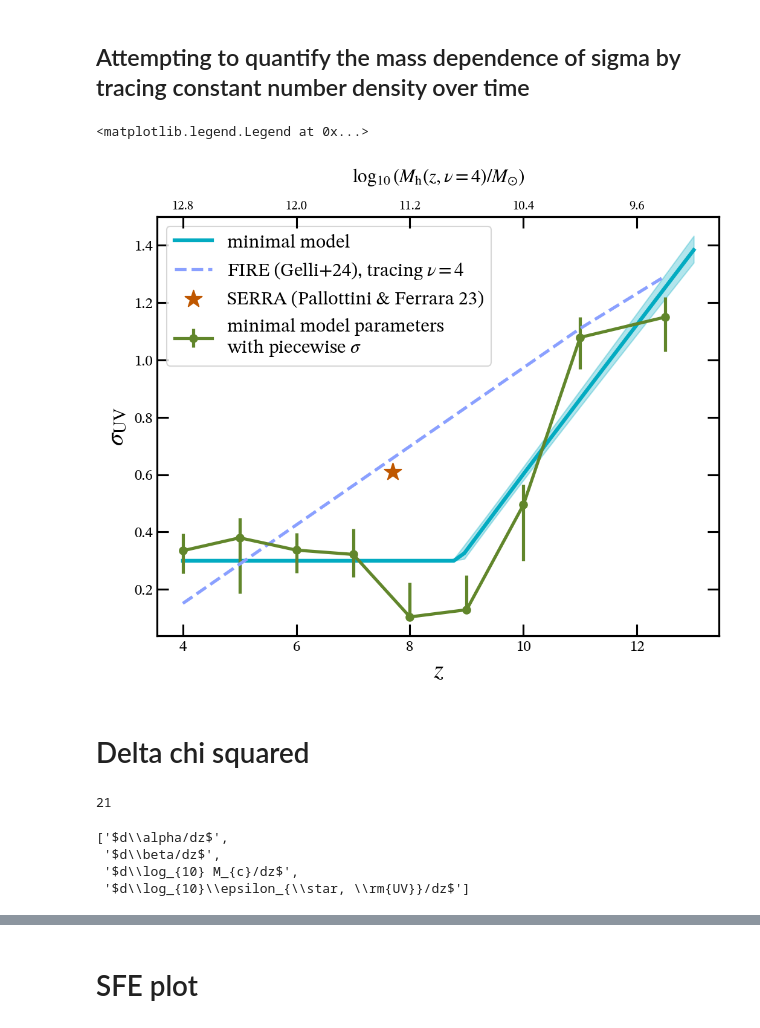
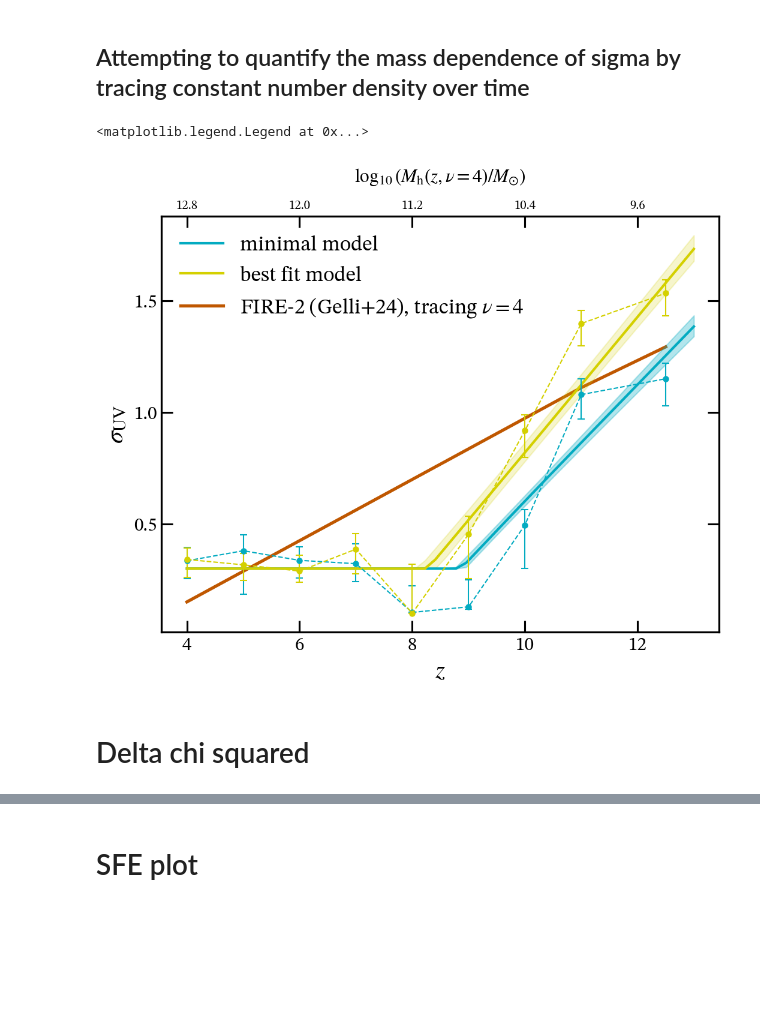
Before and after one commit to ebregou/modeling_stochasticity, a Jupyter notebook: notebooks/make_polished_plots/paper.ipynb, the cells around one changed output, grey strips where cells are left out. Cells and saved outputs as stored; diff of their text form; code cells hidden in the pictures; blank space fills up the shorter version.

```diff
--- a/notebooks/make_polished_plots/paper.ipynb
+++ b/notebooks/make_polished_plots/paper.ipynb
@@ -298,4 +388,6 @@ cmap, sm, boundaries = eplots.create_custom_colorbar([eplots.periwinkle, eplots.
 # %%
 params = eMCMC.build_param_data({'dsigdz': {'fit': True}})
 my_UVLF = eMCMC.UVLF(sorted_data, params)
+backend_file = '/Users/eb35267/Desktop/code/chains/min_sig_0.3/dsigdz/samples.h5'
+samples_minimal, best_fit, bounds, param_labels = my_UVLF.get_fit(backend_file = backend_file)
 # %%
@@ -314,44 +425,53 @@ trace_const_overdensity = get_Mh_ph(nu, my_UVLF, my_UVLF.zs)
 gelli_const_overdensity = gelli(trace_const_overdensity)
 # %%
 # This is without dlogMc/dz:
-sigma = [0.335, 0.38, 0.337, 0.322, 0.104, 0.129, 0.495, 1.079, 1.15]
-sigma_plus = [0.06, 0.07, 0.06, 0.09, 0.12, 0.12, 0.07, 0.07, 0.07, ]
-sigma_minus = [0.08, 0.195, 0.08, 0.08, 0, 0.01, 0.195, 0.11, 0.12, ]
+sigma_minimal = [0.335, 0.38, 0.337, 0.322, 0.104, 0.129, 0.495, 1.079, 1.15]
+sigma_plus_minimal = [0.06, 0.07, 0.06, 0.09, 0.12, 0.12, 0.07, 0.07, 0.07, ]
+sigma_minus_minimal = [0.08, 0.195, 0.08, 0.08, 0, 0.01, 0.195, 0.11, 0.12, ]
 
-# # With dlogMc/dz:
-# sigma = [0.341, 0.317, 0.289, 0.387, 0.1, 0.454, 0.918, 1.397, 1.533]
-# sigma_plus = [0.05, 0.05, 0.07, 0.07, 0.22, 0.08, 0.07, 0.06, 0.06]
-# sigma_minus = [0.08, 0.07, 0.05, 0.11, 0, 0.2, 0.12, 0.1, 0.1]
+# With dlogMc/dz:
+sigma_bf = [0.341, 0.317, 0.289, 0.387, 0.1, 0.454, 0.918, 1.397, 1.533]
+sigma_plus_bf = [0.05, 0.05, 0.07, 0.07, 0.22, 0.08, 0.07, 0.06, 0.06]
+sigma_minus_bf = [0.08, 0.07, 0.05, 0.11, 0, 0.2, 0.12, 0.1, 0.1]
 
 
-yerr = np.vstack((sigma_minus, sigma_plus))
+yerr_minimal = np.vstack((sigma_minus_minimal, sigma_plus_minimal))
+yerr_bf = np.vstack((sigma_minus_bf, sigma_plus_bf))
 # %%
 fig, ax = plt.subplots()
 fig.set_size_inches(8, 6)
 
-ax.plot(zs, distributions[1], color = eplots.turquoise, ls = '-', label = 'minimal model')
-ax.fill_between(zs, distributions[0], distributions[2], color = eplots.turquoise, alpha = 0.3)
+ax.plot(zs, distribution_minimal[1], color = eplots.turquoise, ls = '-', label = 'minimal model', lw = 2)
+ax.plot(zs, distribution_bf[1], color = eplots.yellow, ls = '-', label = 'best fit model', lw = 2)
+# ax.plot(zs, distribution_over[1], color = eplots.red, ls = '-', label= 'over-parameterized model', lw = 2)
+ax.fill_between(zs, distribution_minimal[0], distribution_minimal[2], color = eplots.turquoise, alpha = 0.3)
+ax.fill_between(zs, distribution_bf[0], distribution_bf[2], color = eplots.yellow, alpha = 0.2)
+# ax.fill_between(zs, distribution_over[0], distribution_over[2], color = eplots.red, alpha = 0.2)
 
 piecewise_color = '#61862b'
-ax.errorbar(my_UVLF.zs, sigma, color = piecewise_color, yerr = yerr, ecolor = piecewise_color,
-            label = 'minimal model parameters \n' r'with piecewise $\sigma$', markeredgecolor = piecewise_color, markersize = 6, fmt = 'o-', lw = 2.5)
+ax.errorbar(my_UVLF.zs, sigma_minimal, color = eplots.turquoise, yerr = yerr_minimal, ecolor = eplots.turquoise,
+            markeredgecolor = eplots.turquoise, markersize = 4, fmt = 'o-', lw = 1, ls = 'dashed', elinewidth=1, capsize=3, capthick=1)
+ax.errorbar(my_UVLF.zs, sigma_bf, color = eplots.yellow, yerr = yerr_bf, ecolor = eplots.yellow,
+            markeredgecolor = eplots.yellow, markersize = 4, fmt = 'o-', lw = 1, ls = 'dashed', elinewidth=1, capsize=3, capthick=1)
 
+ax.plot(my_UVLF.zs, gelli_const_overdensity, color = eplots.orange, lw = 2.5, label = fr'FIRE-2 (Gelli+24), tracing $\nu = {nu}$', zorder = 0)
 
-ax.plot(my_UVLF.zs, gelli_const_overdensity, color = eplots.periwinkle, ls = 'dashed', lw = 2.5, label = fr'FIRE (Gelli+24), tracing $\nu = {nu}$' )
-
-ax.scatter(7.7, 0.61, color = eplots.orange, marker = '*', s = 200, label = 'SERRA (Pallottini & Ferrara 23)')
+# ax.scatter(7.7, 0.61, color = eplots.orange, marker = '*', s = 200, label = 'SERRA (Pallottini & Ferrara 23)')
 
 ax.set_xlabel(r'$z$')
 ax2 = ax.twiny()
 ax2.set_xlim(ax.get_xlim())
 ax2.set_xticklabels(np.round(np.log10(get_Mh_ph(nu, my_UVLF, ax.get_xticks())), 1), fontsize = 10)
 ax2.set_xlabel(r'$\log_{10}(M_{\rm{h}}(z, \nu = $' + f'{nu}' + r'$)/M_{\odot})$', labelpad = 15, fontsize = 15)
 ax.set_ylabel(r'$\sigma_{\rm{UV}}$')
 
-ax.legend()
+ax.legend(frameon=False)
+
+
+# Attempting to add other literature points
 # %% [output]
 <matplotlib.legend.Legend at 0x...>
-[figure, old version]
+[figure, new version]
 # %%
 fig.savefig('/Users/eb35267/Desktop/figures/paper/sigma(z).png', dpi = 300)
 # %% [markdown]
@@ -366,14 +487,3 @@ labels = [r'$d\alpha/dz$', r'$d\beta/dz$', r'$d\log_{10} M_{c}/dz$', r'$d\log_{1
-# %%
-74-53
-# %% [output]
-21
-# %%
-labels[:4]
-# %% [output]
-['$d\\alpha/dz$',
- '$d\\beta/dz$',
- '$d\\log_{10} M_{c}/dz$',
- '$d\\log_{10}\\epsilon_{\\star, \\rm{UV}}/dz$']
 # %%
 minimal_color = eplots.turquoise
 bf_color = eplots.yellow
```
Also changed, not shown: parts of 46 cells of this notebook, 10 other files.
